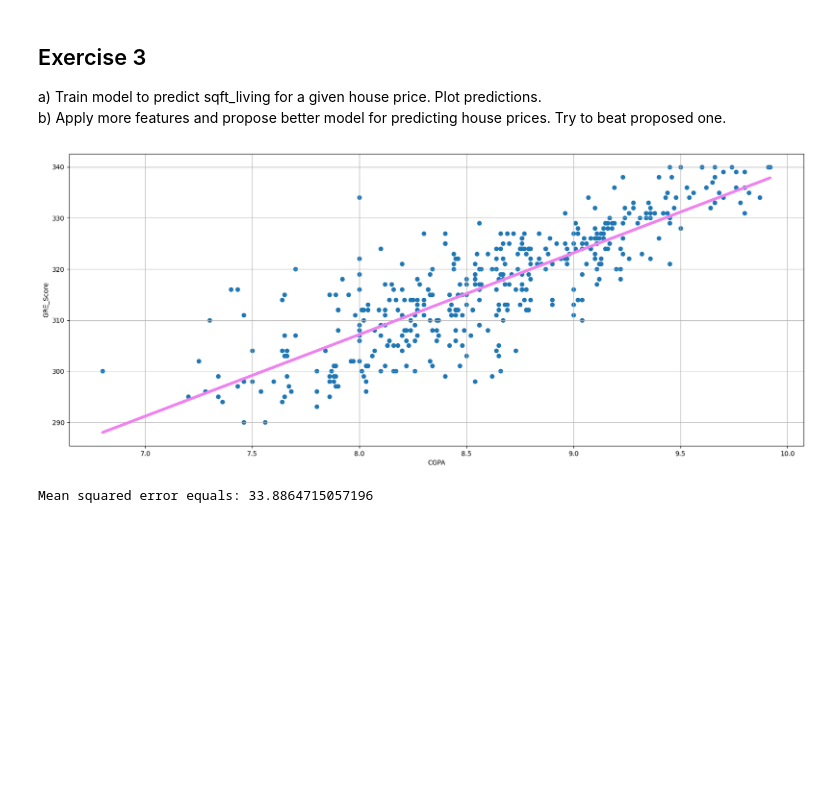
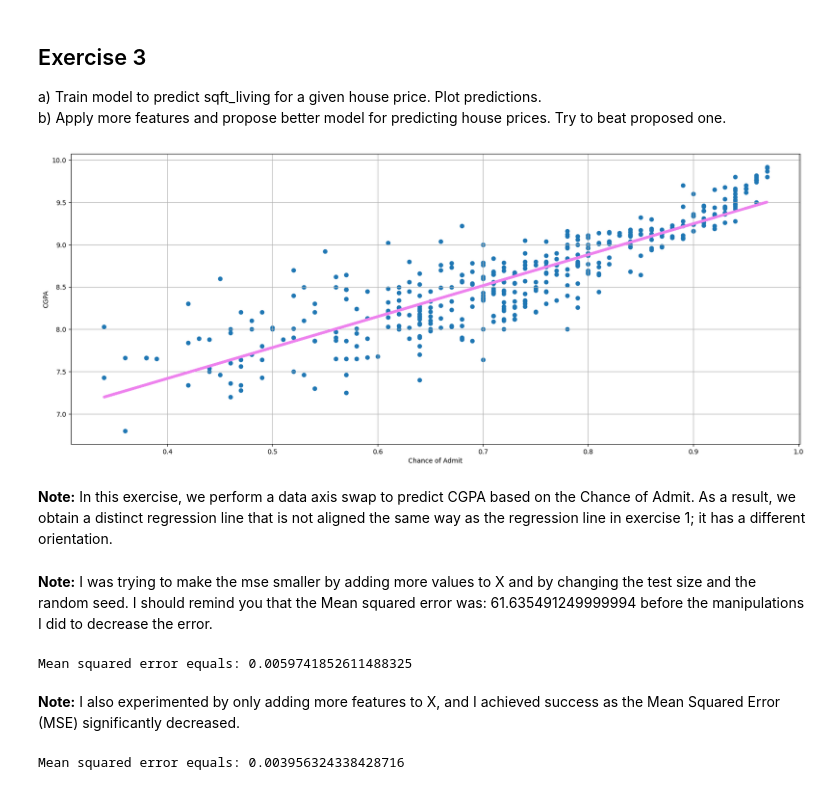
Before and after one commit to qojigedou/data_science, a Jupyter notebook: Assignment_opt_2_3_with_code.ipynb, the cells around one changed output. Cells and saved outputs as stored; diff of their text form; code cells hidden in the pictures; blank space fills up the shorter version.

```diff
--- a/Assignment_opt_2_3_with_code.ipynb
+++ b/Assignment_opt_2_3_with_code.ipynb
@@ -29,2 +167,8 @@ dtype: int64
+# %%
+df=df.rename(columns = {'Chance of Admit ':'Chance_of_Admit'})
+df=df.rename(columns = {'GRE Score':'GRE_Score'})
+df=df.rename(columns = {'TOEFL Score':'TOEFL_Score'})
+df=df.rename(columns = {'University Rating':'University_Rating'})
+df=df.rename(columns = {'LOR ':'LOR'})
 # %% [markdown]
 ## Exercise 1
@@ -139,30 +307,33 @@ a) Train model to predict sqft_living for a given house price. Plot predictions.
 b) Apply more features and propose better model for predicting house prices. Try to beat proposed one.
 # %%
 
-X = df.CGPA.values.reshape(-1,1)[:1000]
-y = df.GRE_Score.values.reshape(-1)[:1000]
+X = df.Chance_of_Admit.values.reshape(-1,1)[:1000]
+y = df.CGPA.values.reshape(-1)[:1000]
 
 X_train, X_test, y_train, y_test = train_test_split(X, y, test_size=0.1)
 model = LinearRegression()
 model.fit(X_train, y_train)
 
 fig, ax = plt.subplots(figsize=(20, 8))
-ax.set_xlabel('CGPA')
-ax.set_ylabel('GRE_Score')
+ax.set_ylabel('CGPA')
+ax.set_xlabel('Chance of Admit')
 
 line = model.intercept_ + X * model.coef_
 
 ax.plot(X, line, 'violet', linewidth=4)
 ax.scatter(X, y)
 ax.grid()
 # %% [output]
-[figure, old version]
+[figure, new version]
+# %% [markdown]
+**Note:**  In this exercise, we perform a data axis swap to predict CGPA based on the Chance of Admit. As a result, we obtain a distinct regression line that is not aligned the same way as the regression line in exercise 1; it has a different orientation.
+# %% [markdown]
+**Note:** I was trying to make the mse smaller by adding more values to X and by changing the test size and the random seed. I should remind you that the Mean squared error was: 61.635491249999994 before the manipulations I did to decrease the error.
 # %%
-#b) Let's propose model, which uses living sqft, lot sqft, grade, view and all of their interactions up to third degree
 
 X = df[['TOEFL_Score', 'CGPA', 'SOP']].values.reshape(-1, 3)
 
-y = df.GRE_Score.values.reshape(-1)
+y = df.Chance_of_Admit.values.reshape(-1)
 
 poly = PolynomialFeatures(3, include_bias = False)
 X = poly.fit_transform(X)
@@ -174,8 +345,25 @@ _= model.fit(X_train, y_train)
 
 y_pred = model.predict(X_test)
 print("Mean squared error equals: {0}".format(mean_squared_error(y_pred, y_test)))
-
-
-#Your model:
 # %% [output]
-Mean squared error equals: 33.8864715057196
+Mean squared error equals: 0.0059741852611488325
+# %% [markdown]
+**Note:** I also experimented by only adding more features to X, and I achieved success as the Mean Squared Error (MSE) significantly decreased.
+# %%
+
+X = df[['TOEFL_Score', 'CGPA', 'SOP', 'LOR', 'University_Rating']].values.reshape(-1, 5)
+
+y = df.Chance_of_Admit.values.reshape(-1)
+
+poly = PolynomialFeatures(3, include_bias = False)
+X = poly.fit_transform(X)
+
+X_train, X_test, y_train, y_test = train_test_split(X, y, test_size=0.2, random_state=9)
+
+model = LinearRegression()
+_= model.fit(X_train, y_train)
+
+y_pred = model.predict(X_test)
+print("Mean squared error equals: {0}".format(mean_squared_error(y_pred, y_test)))
+# %% [output]
+Mean squared error equals: 0.003956324338428716
```
Also changed, not shown: parts of 47 cells of this notebook, 1 other file.
